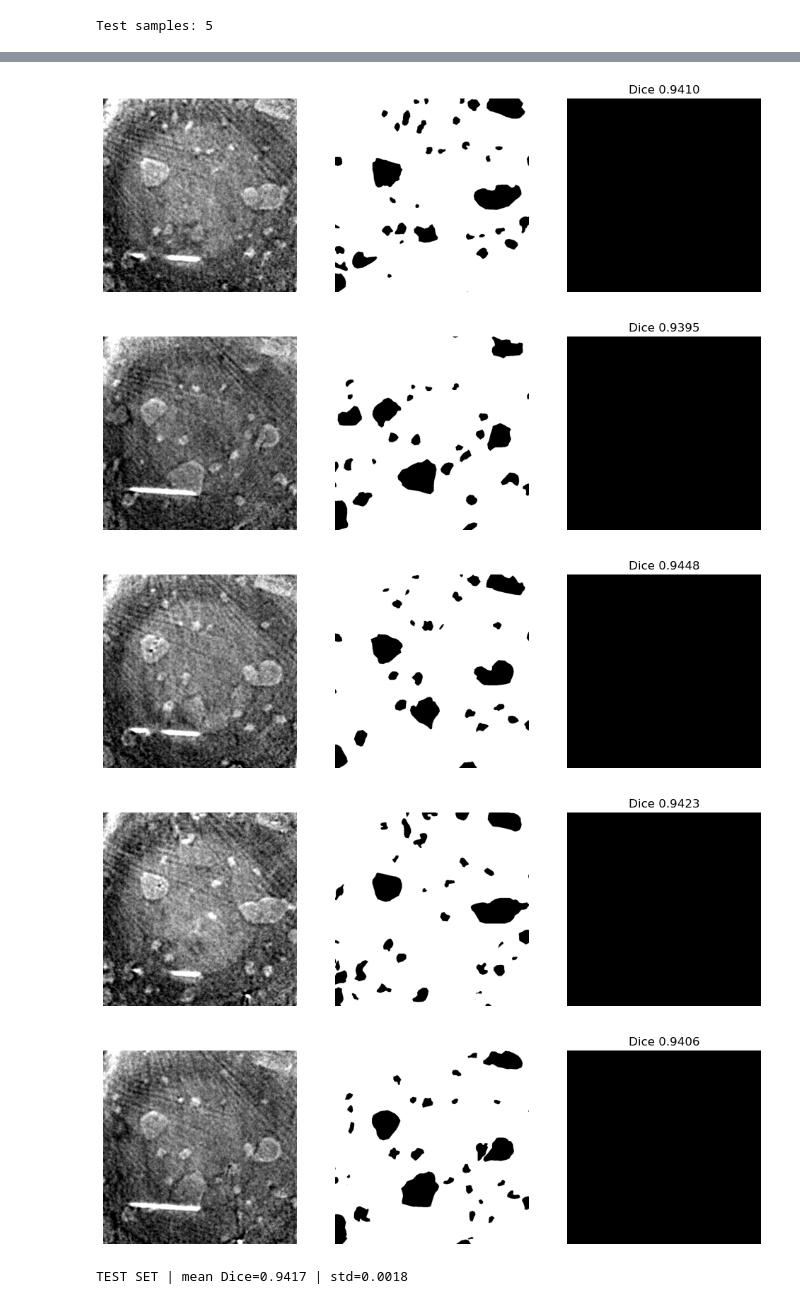
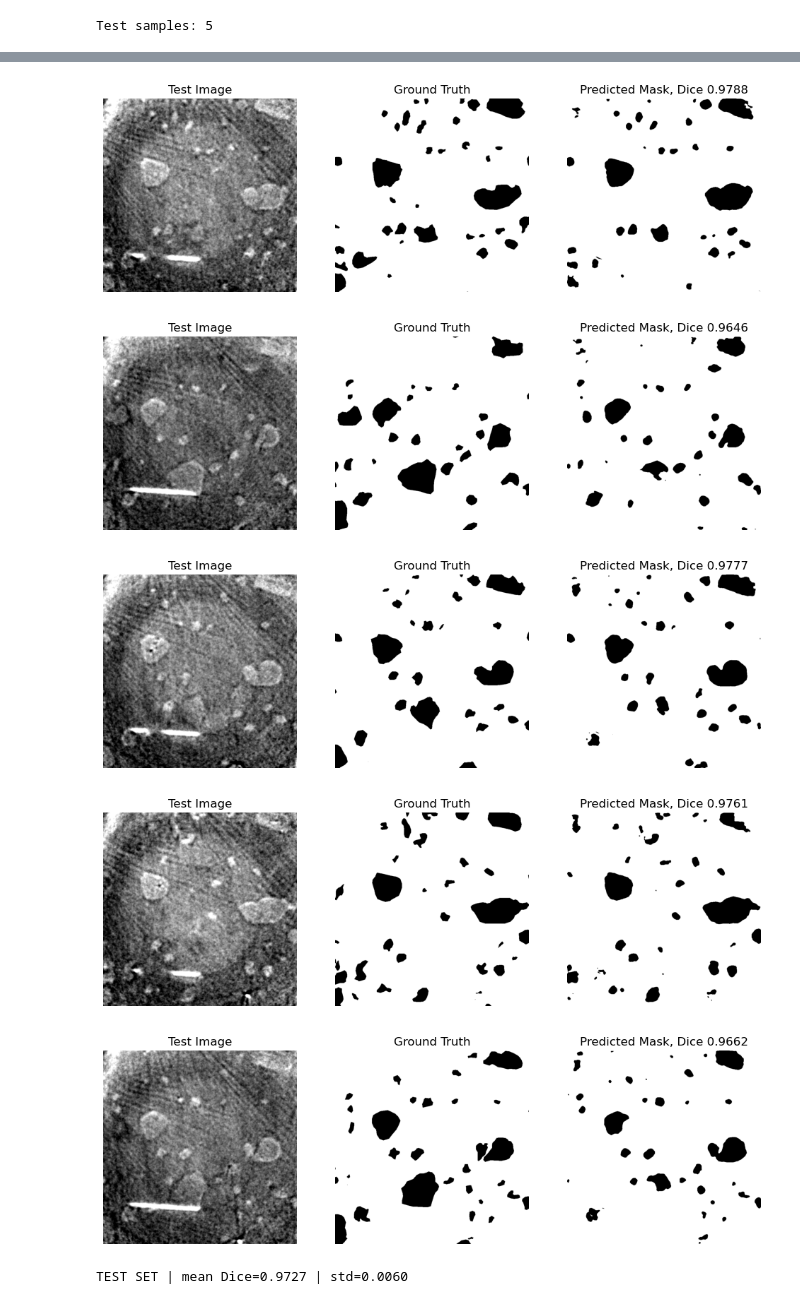
Before and after one commit to Syntoxikoo/Deep-learning-for-segmentation-of-micro-tomography-images, a Jupyter notebook: src/notebooks/test.ipynb, the cells around one changed output, grey strips where cells are left out. Drawn from its saved outputs; the diff is of its cells as text; code cells hidden in the pictures.

Commit message:
unet adapted from unet-vit

```diff
--- a/src/notebooks/test.ipynb
+++ b/src/notebooks/test.ipynb
@@ -80,10 +80,12 @@ import torch.nn.functional as F, torchvision.transforms as T
 from PIL import Image
 from torch.utils.data import Dataset
 from models.Unet_ViT import U_net_ViT
+from models.Unet import U_net
 
 device=torch.device("cuda" if torch.cuda.is_available() else "cpu")
 
-model=U_net_ViT(
+# model=U_net_ViT(
+model=U_net(
     encode_in=(1,64,128,256), encode_out=(64,128,256,512),
     decode_in=(1024,512,256,128), decode_out=(512,256,128,64),
     normalize=True
@@ -132,9 +134,11 @@ with torch.no_grad():
         # Visualization
         fig, axs = plt.subplots(1, 3, figsize=(12, 4))
         axs[0].imshow(img[0,0].cpu(), cmap="gray")
+        axs[0].set_title(f"Test Image")
         axs[1].imshow(gt[0,0].cpu(), cmap="gray")
+        axs[1].set_title(f"Ground Truth")
         axs[2].imshow(pred_bin[0,0].cpu(), cmap="gray")
-        axs[2].set_title(f"Dice {d:.4f}")
+        axs[2].set_title(f"Predicted Mask, Dice {d:.4f}")
         for a in axs: a.axis("off")
         plt.show()
 
@@ -157,6 +149,6 @@ Size: torch.Size([1, 128, 768, 768])
-[figure, old version]
+[figure, new version]
-[figure, old version]
+[figure, new version]
-[figure, old version]
+[figure, new version]
-[figure, old version]
+[figure, new version]
-[figure, old version]
+[figure, new version]
-TEST SET | mean Dice=0.9417 | std=0.0018
+TEST SET | mean Dice=0.9727 | std=0.0060
```
Also changed, not shown: parts of 2 cells of this notebook, 3 other files.
